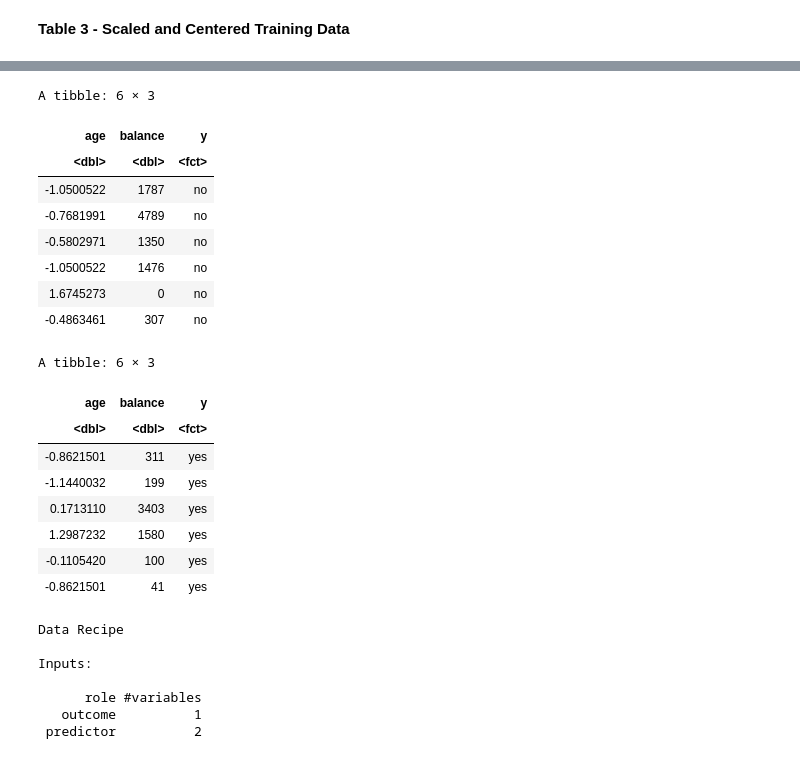
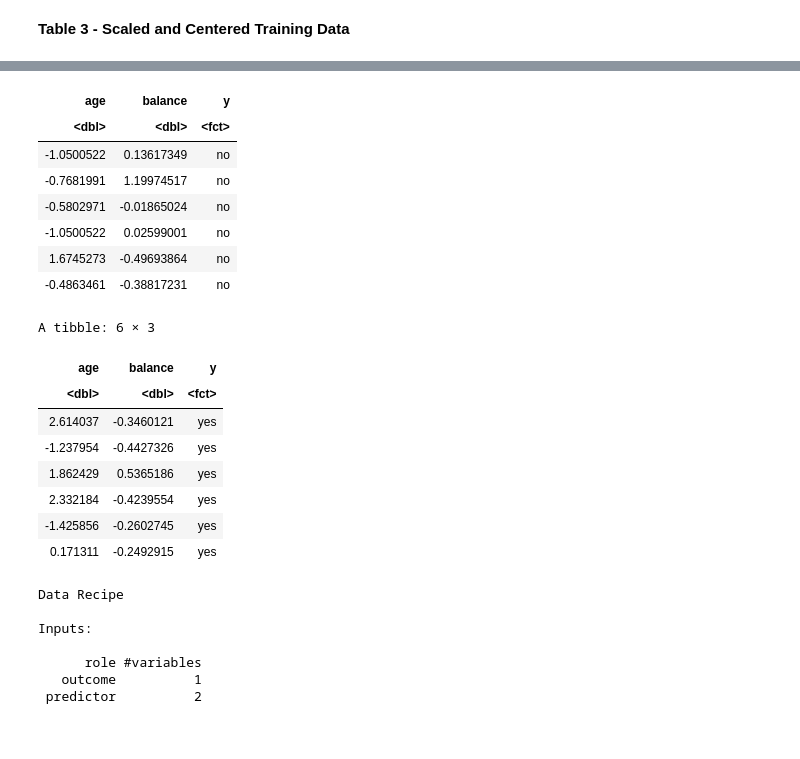
Before and after one commit to Kyungmin725/group34, a Jupyter notebook: group-project34.ipynb, the cells around one changed output, grey strips where cells are left out. Cells and saved outputs as stored; diff of their text form; code cells hidden in the pictures.

```diff
--- a/group-project34.ipynb
+++ b/group-project34.ipynb
@@ -173,7 +173,7 @@ The K-nearest neighbors classifier was then created with the scaled training set
 **Table 3 - Scaled and Centered Training Data**
 # %%
 baked_training <- recipe(y ~ ., data = bank_train) %>%
-    step_normalize(age) %>%
+    step_normalize(age,balance) %>%
     step_upsample(y, over_ratio = 1, skip = FALSE) %>%
     prep() %>%
     bake(bank_train)
@@ -191,21 +187,20 @@ Call `lifecycle::last_warnings()` to see where this warning was generated.”
+| age | balance | y |
+| <dbl> | <dbl> | <fct> |
+| -1.0500522 | 0.13617349 | no |
+| -0.7681991 | 1.19974517 | no |
+| -0.5802971 | -0.01865024 | no |
+| -1.0500522 | 0.02599001 | no |
+| 1.6745273 | -0.49693864 | no |
+| -0.4863461 | -0.38817231 | no |
 A tibble: 6 × 3
-| age | balance | y |
-| <dbl> | <dbl> | <fct> |
-| -1.0500522 | 1787 | no |
-| -0.7681991 | 4789 | no |
-| -0.5802971 | 1350 | no |
-| -1.0500522 | 1476 | no |
-| 1.6745273 | 0 | no |
-| -0.4863461 | 307 | no |
-A tibble: 6 × 3
 | age | balance | y |
 | <dbl> | <dbl> | <fct> |
-| -0.8621501 | 311 | yes |
-| -1.1440032 | 199 | yes |
-| 0.1713110 | 3403 | yes |
-| 1.2987232 | 1580 | yes |
-| -0.1105420 | 100 | yes |
-| -0.8621501 | 41 | yes |
+| 2.614037 | -0.3460121 | yes |
+| -1.237954 | -0.4427326 | yes |
+| 1.862429 | 0.5365186 | yes |
+| 2.332184 | -0.4239554 | yes |
+| -1.425856 | -0.2602745 | yes |
+| 0.171311 | -0.2492915 | yes |
 # %%
 # Initializing a recipe for the unscaled bank_train data frame
 bank_recipe <- recipe(y ~ age + balance, data = bank_train)
```
Also changed, not shown: parts of 1 cell of this notebook.
